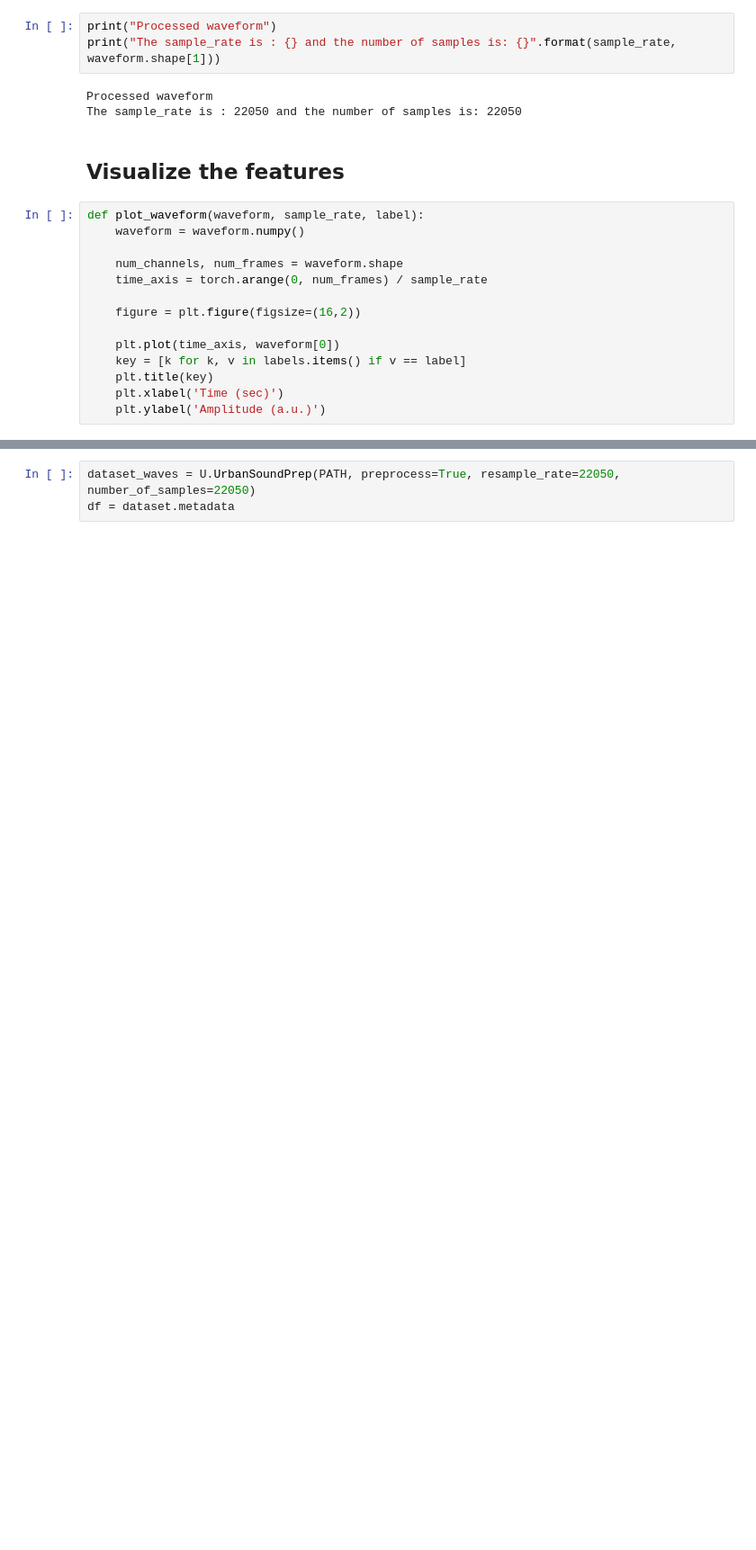
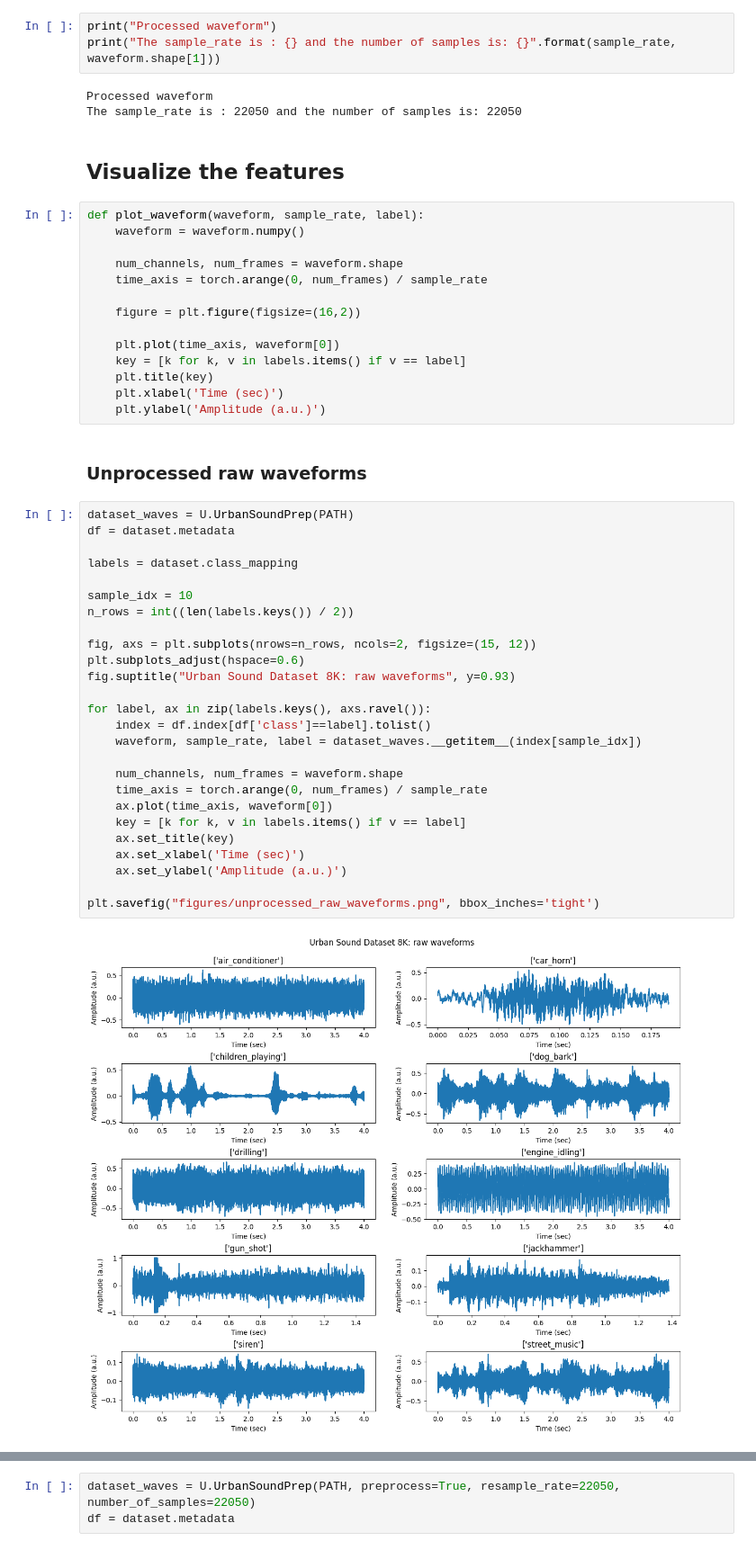
Before and after one commit to alextavern/musicAI, a Jupyter notebook: UrbanSound8K_Data_exploration+feature_extraction.ipynb, the cells around one changed output, grey strips where cells are left out. Shown at 90% size. Cells and saved outputs as stored; diff of their text form; blank space fills up the shorter version.

```diff
--- a/UrbanSound8K_Data_exploration+feature_extraction.ipynb
+++ b/UrbanSound8K_Data_exploration+feature_extraction.ipynb
@@ -294,3 +306,33 @@ def plot_waveform(waveform, sample_rate, label):
     plt.title(key)
     plt.xlabel('Time (sec)')
     plt.ylabel('Amplitude (a.u.)')
+# %% [markdown]
+### Unprocessed raw waveforms
+# %%
+dataset_waves = U.UrbanSoundPrep(PATH)
+df = dataset.metadata
+
+labels = dataset.class_mapping
+
+sample_idx = 10
+n_rows = int((len(labels.keys()) / 2))
+
+fig, axs = plt.subplots(nrows=n_rows, ncols=2, figsize=(15, 12))
+plt.subplots_adjust(hspace=0.6)
+fig.suptitle("Urban Sound Dataset 8K: raw waveforms", y=0.93)
+
+for label, ax in zip(labels.keys(), axs.ravel()):
+    index = df.index[df['class']==label].tolist()
+    waveform, sample_rate, label = dataset_waves.__getitem__(index[sample_idx])
+
+    num_channels, num_frames = waveform.shape
+    time_axis = torch.arange(0, num_frames) / sample_rate
+    ax.plot(time_axis, waveform[0])
+    key = [k for k, v in labels.items() if v == label]
+    ax.set_title(key)
+    ax.set_xlabel('Time (sec)')
+    ax.set_ylabel('Amplitude (a.u.)')
+
+plt.savefig("figures/unprocessed_raw_waveforms.png", bbox_inches='tight')
+# %% [output]
+[figure, added]
```
Also changed, not shown: parts of 12 cells of this notebook.
